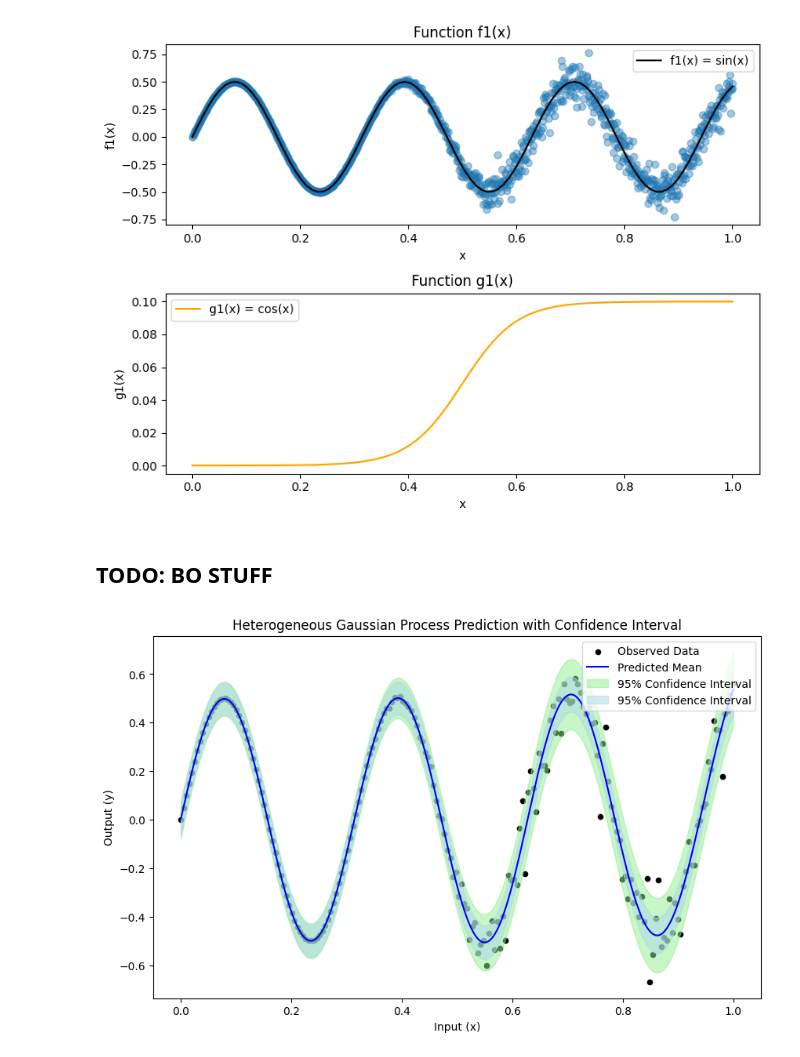
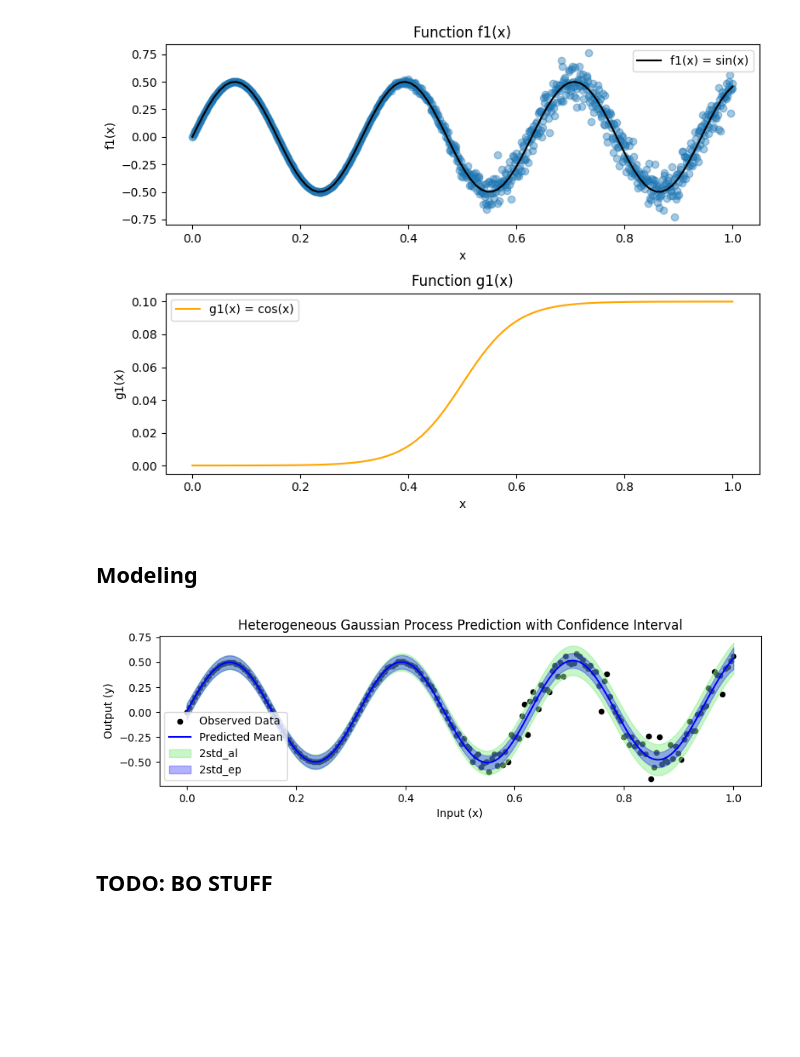
Before and after one commit to fazaghifari/hetgp-eval, a Jupyter notebook: bo_toy.ipynb, the cells around one changed output. Cells and saved outputs as stored; diff of their text form; code cells hidden in the pictures; blank space fills up the shorter version.

```diff
--- a/bo_toy.ipynb
+++ b/bo_toy.ipynb
@@ -66,7 +66,7 @@ plt.show()
 # %% [output]
 [figure]
 # %% [markdown]
-## TODO: BO STUFF
+## Modeling
 # %%
 # Plan to use a similar acquisition function as described in Makarova et al.
 
@@ -94,38 +94,40 @@ Y_pred, Std_pred = model_hgp.predict(x_noise.reshape(-1, 1), return_std="multi")
 std_al, std_ep = Std_pred
 # %%
 # Plot predictions
-plt.figure(figsize=(10, 6))
+plt.figure(figsize=(10, 2.5))
 
 # Scatter plot of observed data
 plt.scatter(x_init, y_init, color="black", label="Observed Data", s=20)
 
 # Plot predicted mean
 plt.plot(x_noise, Y_pred, color="blue", label="Predicted Mean")
 
 # Fill between for standard deviation
 plt.fill_between(
     x_noise.flatten(),
-    (Y_pred - 1.96 * std_al).flatten(),
-    (Y_pred + 1.96 * std_al).flatten(),
+    (Y_pred - 2 * std_al).flatten(),
+    (Y_pred + 2 * std_al).flatten(),
     color="lightgreen",
     alpha=0.5,
-    label="95% Confidence Interval"
+    label="2std_al"
 )
 
 plt.fill_between(
     x_noise.flatten(),
-    (Y_pred - 1.96 * std_ep).flatten(),
-    (Y_pred + 1.96 * std_ep).flatten(),
-    color="lightblue",
-    alpha=0.5,
-    label="95% Confidence Interval"
+    (Y_pred - 2 * std_ep).flatten(),
+    (Y_pred + 2 * std_ep).flatten(),
+    color="blue",
+    alpha=0.3,
+    label="2std_ep"
 )
 
 # Adding labels and title
 plt.xlabel("Input (x)")
 plt.ylabel("Output (y)")
 plt.title("Heterogeneous Gaussian Process Prediction with Confidence Interval")
 plt.legend()
 plt.show()
 # %% [output]
-[figure, old version]
+[figure, new version]
+# %% [markdown]
+## TODO: BO STUFF
```
Also changed, not shown: parts of 1 cell of this notebook, 1 other file.
